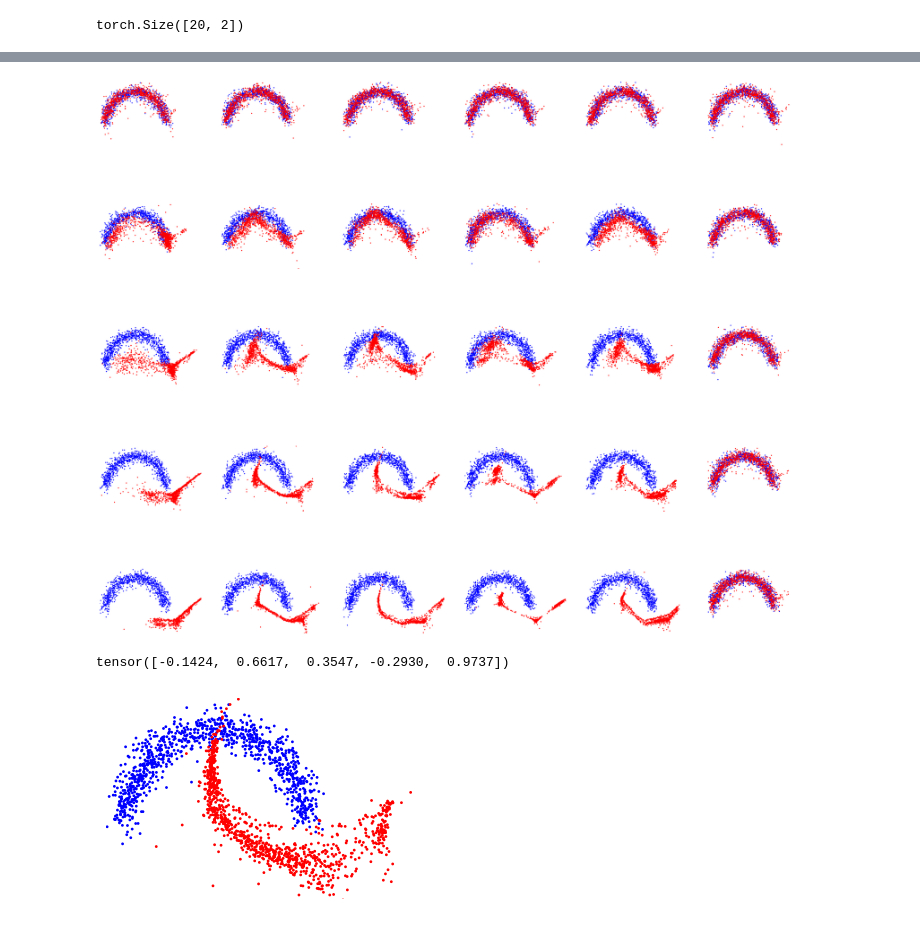
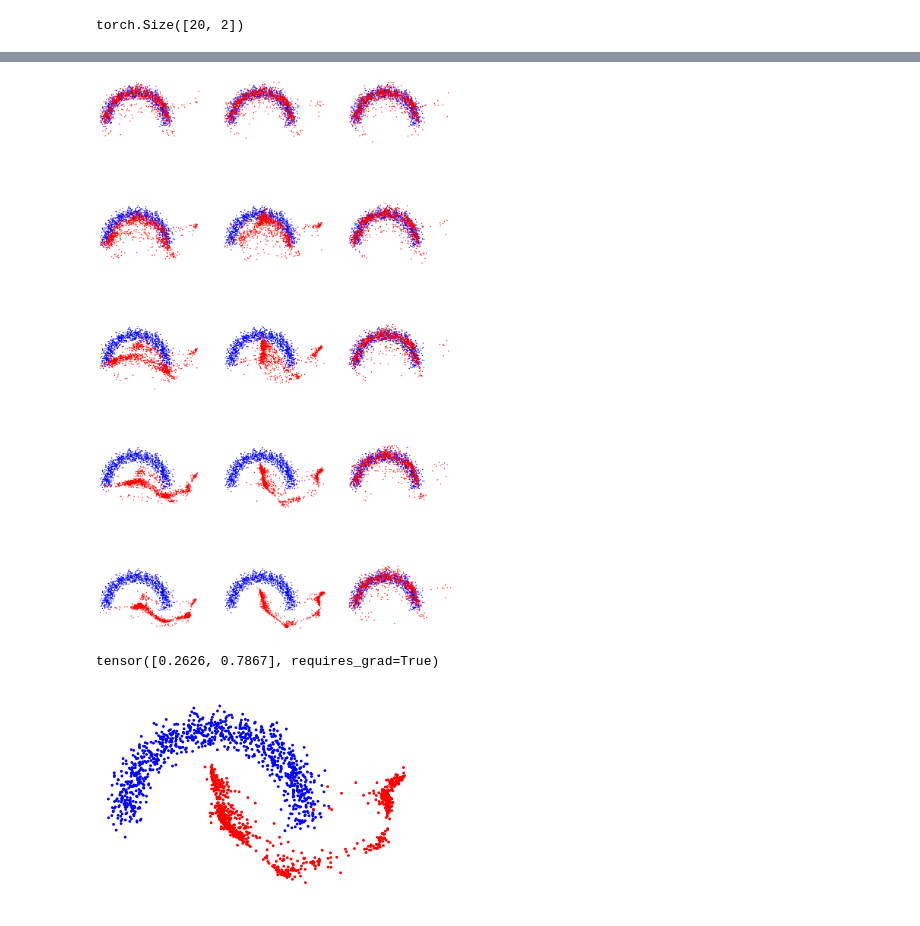
Before and after one commit to dawsonc/BayesAir, a Jupyter notebook: scripts/notebooks/flow_test cal.ipynb, the cells around one changed output, grey strips where cells are left out. Drawn from its saved outputs; the diff is of its cells as text; code cells hidden in the pictures.

```diff
--- a/scripts/notebooks/flow_test cal.ipynb
+++ b/scripts/notebooks/flow_test cal.ipynb
@@ -220,67 +196,64 @@ for row, j in enumerate(torch.linspace(0, 1, n_steps)):
         label = torch.zeros(n_permutations)
         label[i] = j
 
-        nominal_samples = flow_nsf_beta_calibrated_nominal().sample((1_000,))
-        nominal_labels = torch.tensor([0.0]).expand(1_000)
-        failure_samples = flow_nsf_beta_calibrated_failure(label).sample((1_000,))
-        failure_labels = torch.tensor([1.0]).expand(1_000)
+        nominal_samples = nominal
+        nominal_labels = torch.tensor([0.0]).expand(nominal_samples.shape[0])
+        failure_samples = flow_nsf_beta_calibrated_failure(label).sample((nominal_samples.shape[0],))
+        failure_labels = torch.tensor([1.0]).expand(nominal_samples.shape[0])
 
         samples = torch.cat((nominal_samples, failure_samples), axis=0)
         labels = torch.cat((nominal_labels, failure_labels), axis=0)
         axs[row, i].scatter(*samples.T, s=1, c=labels, cmap="bwr")
         # Turn off axis ticks
         axs[row, i].set_xticks([])
         axs[row, i].set_yticks([])
         axs[row, i].axis("off")
         axs[row, i].set_ylim([-1.1, 1.1])
         axs[row, i].set_xlim([-1.7, 1.7])
         # Equal aspect
         axs[row, i].set_aspect("equal")
         # plt.savefig('images/two_moons_cnf_stacked.png', dpi=300)
 
     i = -1
     label = torch.zeros(n_permutations)
-    nominal_samples = flow_nsf_beta_calibrated_nominal().sample((1_000,))
-    nominal_labels = torch.tensor([0.0]).expand(1_000)
-    failure_samples = flow_nsf_beta_calibrated_failure(label).sample((1_000,))
-    failure_labels = torch.tensor([1.0]).expand(1_000)
+    nominal_samples = nominal
+    nominal_labels = torch.tensor([0.0]).expand(nominal_samples.shape[0])
+    failure_samples = flow_nsf_beta_calibrated_failure(label).sample((nominal_samples.shape[0],))
+    failure_labels = torch.tensor([1.0]).expand(nominal_samples.shape[0])
 
     samples = torch.cat((nominal_samples, failure_samples), axis=0)
     labels = torch.cat((nominal_labels, failure_labels), axis=0)
     axs[row, i].scatter(*samples.T, s=1, c=labels, cmap="bwr")
     # Turn off axis ticks
     axs[row, i].set_xticks([])
     axs[row, i].set_yticks([])
     axs[row, i].axis("off")
     axs[row, i].set_ylim([-1.1, 1.1])
     axs[row, i].set_xlim([-1.7, 1.7])
     # Equal aspect
     axs[row, i].set_aspect("equal")
 
-# plt.savefig('images/two_moons_cnf_calibrated_range.png', dpi=300)
+plt.savefig('images/two_moons_cnf_calibrated_range.png', dpi=300)
 # %% [output]
-[figure, old version]
+[figure, new version]
 # %%
 # Calibration step: can we optimize the label to maximize performance on the full set?
-label = torch.zeros(n_permutations, requires_grad=True)
-label_optimizer = torch.optim.Adam([label], lr=1e-2)
-
-pbar = tqdm(range(1000))
+pbar = tqdm(range(100))
 for epoch in pbar:
-    label_optimizer.zero_grad()
-    loss = -flow_nsf_beta_calibrated_failure(label).log_prob(failure).mean()
+    mixture_label_optimizer.zero_grad()
+    loss = -flow_nsf_beta_calibrated_failure(mixture_label).log_prob(failure).mean()
     loss.backward()
-    label_optimizer.step()
+    mixture_label_optimizer.step()
     pbar.set_description(f"({epoch}) {loss.detach().item():.3f}")
 
-print(label.detach())
+print(mixture_label)
 # %% [output]
-tensor([-0.1424,  0.6617,  0.3547, -0.2930,  0.9737])
+tensor([0.2626, 0.7867], requires_grad=True)
 # %%
-nominal_samples = flow_nsf_beta_calibrated_nominal().sample((1_000,))
-nominal_labels = torch.tensor([0.0]).expand(1_000)
-failure_samples = flow_nsf_beta_calibrated_failure(label).sample((1_000,))
-failure_labels = torch.tensor([1.0]).expand(1_000)
+nominal_samples = nominal
+nominal_labels = torch.tensor([0.0]).expand(nominal_samples.shape[0])
+failure_samples = flow_nsf_beta_calibrated_failure(mixture_label).sample((nominal_samples.shape[0],))
+failure_labels = torch.tensor([1.0]).expand(nominal_samples.shape[0])
 
 samples = torch.cat((nominal_samples, failure_samples), axis=0)
 labels = torch.cat((nominal_labels, failure_labels), axis=0)
@@ -295,9 +268,9 @@ plt.ylim([-1.1, 1.1])
 plt.xlim([-1.7, 1.7])
 # Equal aspect
 plt.gca().set_aspect("equal")
-# plt.savefig('images/two_moons_nsf_calibrated.png', dpi=300)
+plt.savefig('images/two_moons_nsf_calibrated.png', dpi=300)
 # %% [output]
-[figure, old version]
+[figure, new version]
 # %%
 eval_samples, eval_labels = two_moons(20000)
 eval_samples = eval_samples[eval_labels == 1]
```
Also changed, not shown: parts of 7 cells of this notebook, 4 other files.
